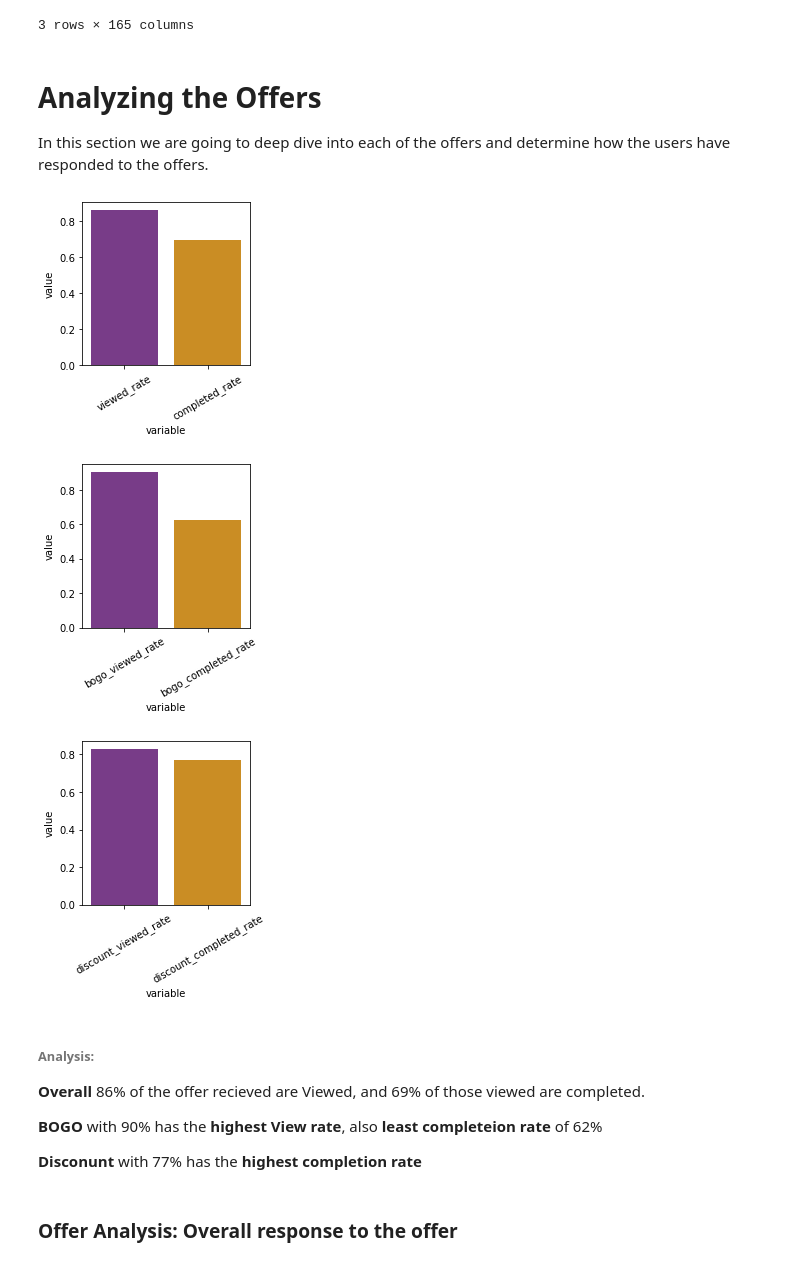
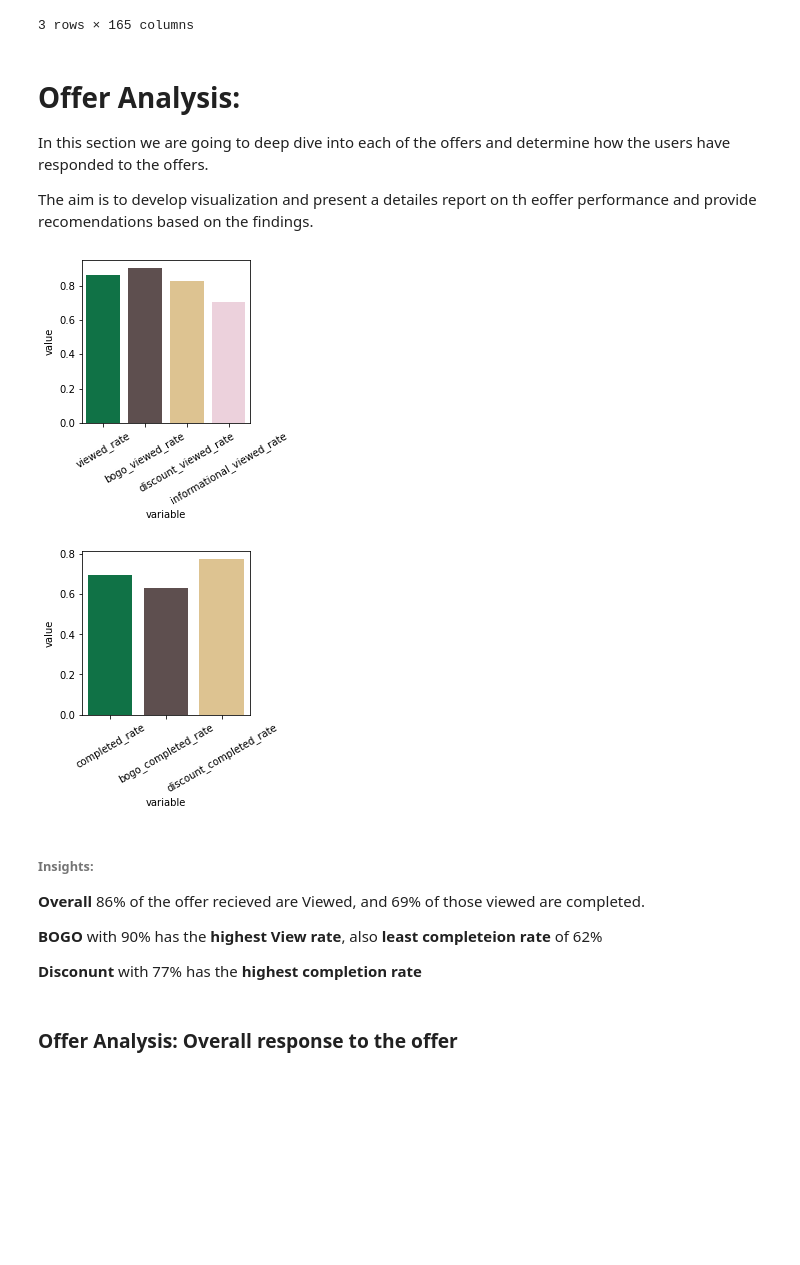
Before and after one commit to Arjunar92/Starbucks_Customer_Segmentation_Project, a Jupyter notebook: Starbucks_Customer_Segmentation_012821a.ipynb, the cells around one changed output. Saved outputs shown, nothing was run; the diff lists cells and outputs as text; code cells hidden in the pictures; blank space fills up the shorter version.

```diff
--- a/Starbucks_Customer_Segmentation_012821a.ipynb
+++ b/Starbucks_Customer_Segmentation_012821a.ipynb
@@ -349,43 +354,41 @@ def plot_data_overall(df,palette,label_rotation, order):
     df = df.groupby(['variable']).mean().reset_index()
     df = df[df['variable']!='index']
     df
+    starbucks = ["#008248", "#604c4c", "#eac784", "#f0cddb", "#6B9997"]
     plt.figure(figsize=(3, 3))
     g = sns.barplot(data=df, x="variable", y="value", order = order)
     g.set_xticklabels(g.get_xticklabels(), rotation=label_rotation)
 
-    sns.set_palette(sns.color_palette("CMRmap",palette))
+    sns.set_palette(sns.color_palette(starbucks,palette))
 
     return df
 # %% [markdown]
-# Analyzing the Offers
+# Offer Analysis:
 
 
 In this section we are going to deep dive into each of the offers and determine how the users have responded to the offers.
+
+The aim is to develop visualization and present a detailes report on th eoffer performance and provide recomendations based on the findings.
 # %%
 offer_overall = profile_offer[['customer_id',
  'viewed_rate',
  'completed_rate', 'bogo_viewed_rate',
- 'bogo_completed_rate', 'discount_viewed_rate',
+ 'bogo_completed_rate', 'discount_viewed_rate','informational_viewed_rate',
  'discount_completed_rate']]
 # %%
-#Analyze Viewed rate and completed rate overall
+#Analyze Viewed rate
 
-df = plot_data_overall(offer_overall, 2, 30, ['viewed_rate','completed_rate'])
+df = plot_data_overall(offer_overall,4, 30, ['viewed_rate','bogo_viewed_rate','discount_viewed_rate','informational_viewed_rate'])
 # %% [output]
-[figure, old version]
+[figure, new version]
 # %%
-#Analyze Viewed rate and completed rate for BOGO
+#Analyze Completed rate
 
-df = plot_data_overall(offer_overall, 2, 30, ['bogo_viewed_rate','bogo_completed_rate'])
+df = plot_data_overall(offer_overall,4, 30, ['completed_rate','bogo_completed_rate','discount_completed_rate'])
 # %% [output]
-[figure, old version]
+[figure, new version]
-# %%
-#Analyze Viewed rate and completed rate for Discount
-df = plot_data_overall(offer_overall, 2, 30, ['discount_viewed_rate','discount_completed_rate'])
-# %% [output]
-[figure, removed]
 # %% [markdown]
-###### Analysis:
+###### Insights:
 
 **Overall** 86% of the offer recieved are Viewed, and 69% of those viewed are completed.
 
```
Also changed, not shown: parts of 78 cells of this notebook.
